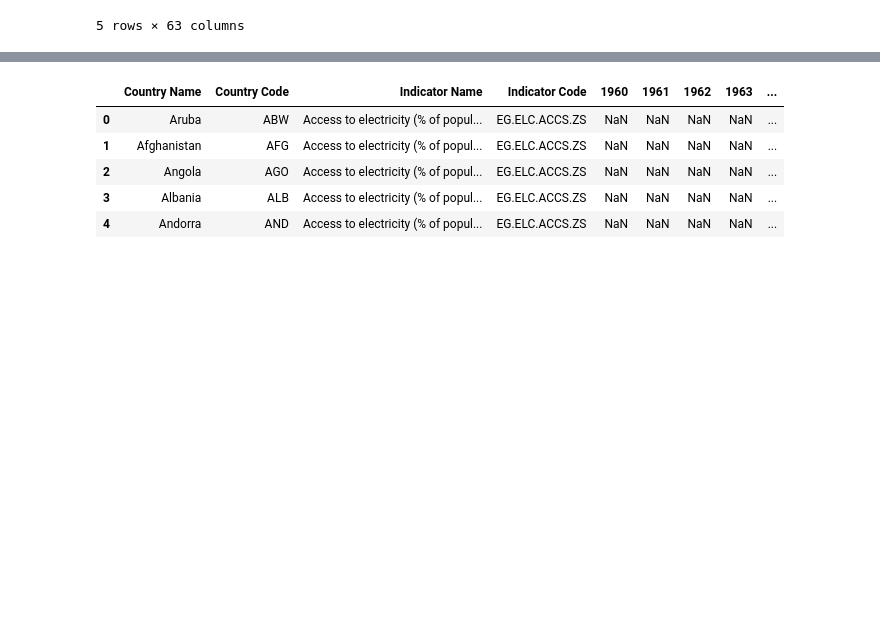
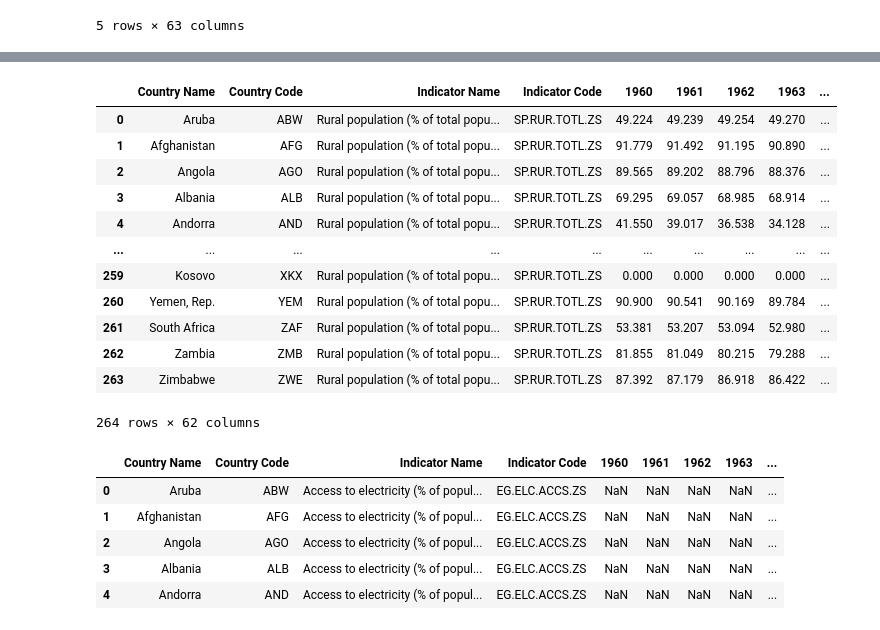
Before and after one commit to zahraptr01/mini_project_alta_zahra, a Jupyter notebook: project/tugas.ipynb, the cells around one changed output, grey strips where cells are left out. Saved outputs shown, nothing was run; the diff lists cells and outputs as text; code cells hidden in the pictures; blank space fills up the shorter version.

```diff
--- a/project/tugas.ipynb
+++ b/project/tugas.ipynb
@@ -377,3 +188,11 @@ rural.head()
 | 3 | Albania | ALB | Rural population (% of total popu... | SP.RUR.TOTL.ZS | 69.295 | 69.057 | 68.985 | 68.914 | ... |
 | 4 | Andorra | AND | Rural population (% of total popu... | SP.RUR.TOTL.ZS | 41.550 | 39.017 | 36.538 | 34.128 | ... |
 5 rows × 63 columns
+# %%
+# Hapus kolom Unnamed: 62
+rural.drop(columns=['Unnamed: 62'], inplace=True)
+# %%
+# Hapus Duplikasi Data
+duplicate_rows = rural[rural.duplicated()]
+rural = rural.drop_duplicates()
+duplicate_rows
@@ -379,0 +219,7 @@ rural.head()
+# %%
+# Isi missing values dengan nilai 0
+rural.fillna(0, inplace=True)
+
+# Cek Missing Values
+missing_values = rural.isnull().sum()
+missing_values
@@ -379,0 +239,16 @@ rural.head()
+# %%
+rural
+# %% [output]
+|  | Country Name | Country Code | Indicator Name | Indicator Code | 1960 | 1961 | 1962 | 1963 | ... |
+| 0 | Aruba | ABW | Rural population (% of total popu... | SP.RUR.TOTL.ZS | 49.224 | 49.239 | 49.254 | 49.270 | ... |
+| 1 | Afghanistan | AFG | Rural population (% of total popu... | SP.RUR.TOTL.ZS | 91.779 | 91.492 | 91.195 | 90.890 | ... |
+| 2 | Angola | AGO | Rural population (% of total popu... | SP.RUR.TOTL.ZS | 89.565 | 89.202 | 88.796 | 88.376 | ... |
+| 3 | Albania | ALB | Rural population (% of total popu... | SP.RUR.TOTL.ZS | 69.295 | 69.057 | 68.985 | 68.914 | ... |
+| 4 | Andorra | AND | Rural population (% of total popu... | SP.RUR.TOTL.ZS | 41.550 | 39.017 | 36.538 | 34.128 | ... |
+| ... | ... | ... | ... | ... | ... | ... | ... | ... | ... |
+| 259 | Kosovo | XKX | Rural population (% of total popu... | SP.RUR.TOTL.ZS | 0.000 | 0.000 | 0.000 | 0.000 | ... |
+| 260 | Yemen, Rep. | YEM | Rural population (% of total popu... | SP.RUR.TOTL.ZS | 90.900 | 90.541 | 90.169 | 89.784 | ... |
+| 261 | South Africa | ZAF | Rural population (% of total popu... | SP.RUR.TOTL.ZS | 53.381 | 53.207 | 53.094 | 52.980 | ... |
+| 262 | Zambia | ZMB | Rural population (% of total popu... | SP.RUR.TOTL.ZS | 81.855 | 81.049 | 80.215 | 79.288 | ... |
+| 263 | Zimbabwe | ZWE | Rural population (% of total popu... | SP.RUR.TOTL.ZS | 87.392 | 87.179 | 86.918 | 86.422 | ... |
+264 rows × 62 columns
```
Also changed, not shown: parts of 82 cells of this notebook, 9 other files.
